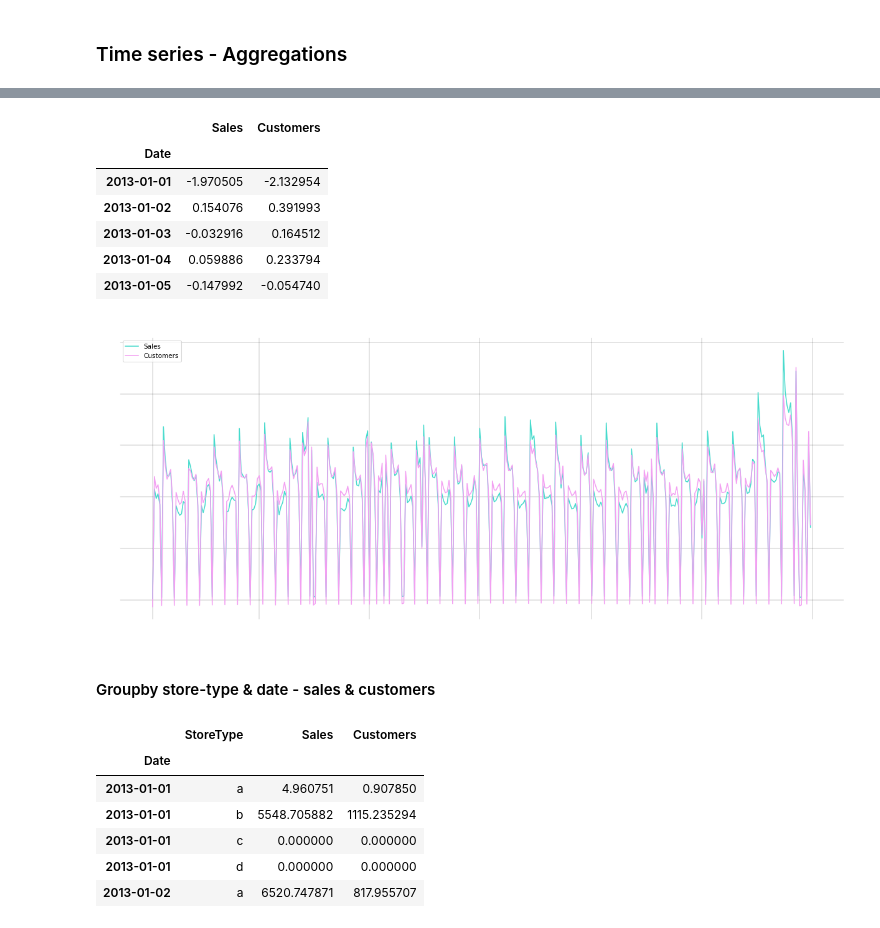
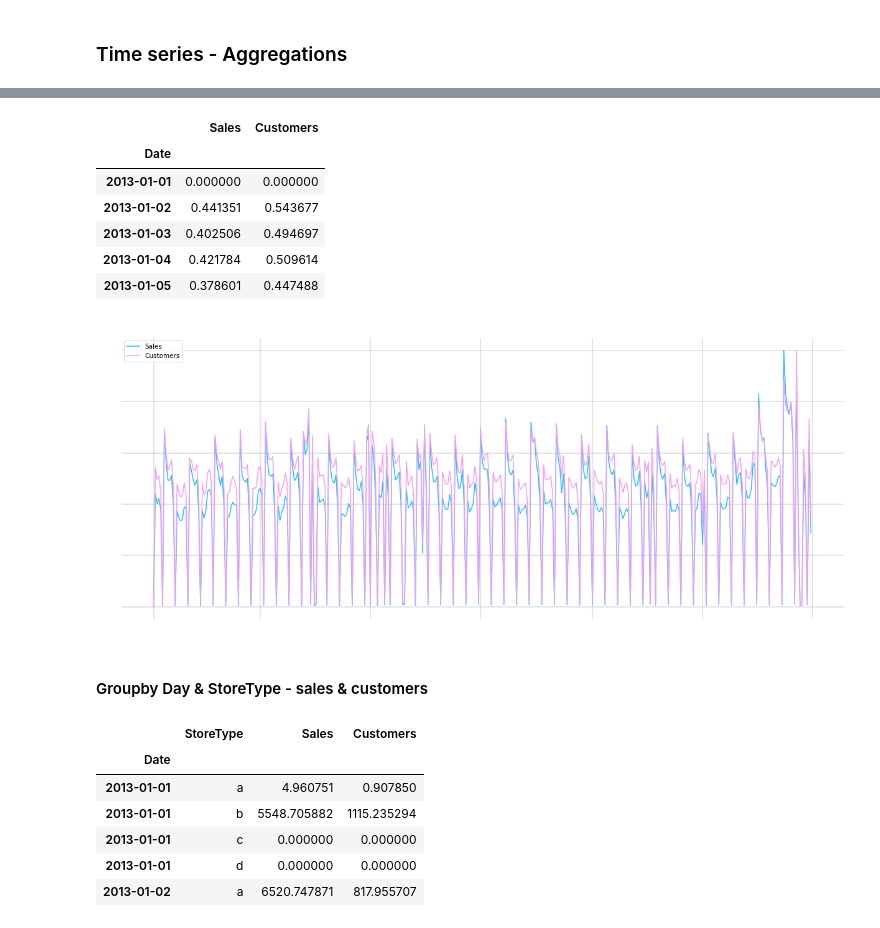
Before and after one commit to Dark2003fire/ML-Business-Case-Project, a Jupyter notebook: notebooks/Visualizations.ipynb, the cells around one changed output, grey strips where cells are left out. Cells and saved outputs as stored; diff of their text form; code cells hidden in the pictures.

```diff
--- a/notebooks/Visualizations.ipynb
+++ b/notebooks/Visualizations.ipynb
@@ -52,8 +52,8 @@ CB91_Pink = '#F3A0F2'
 CB91_Purple = '#9D2EC5'
 CB91_Violet = '#661D98'
 CB91_Amber = '#F5B14C'
-color_list = [CB91_Blue, CB91_Pink, CB91_Green, CB91_Amber,
-              CB91_Purple, CB91_Violet]
+color_list = [CB91_Blue, CB91_Pink, CB91_Amber, CB91_Purple, CB91_Green,
+              CB91_Violet]
 params = {"ytick.color" : "w",
           "xtick.color" : "w",
           'axes.labelsize' : 15,
@@ -343,26 +343,26 @@ grouped_df.head()
 # %%
-scaler = StandardScaler()
+scaler = MinMaxScaler()
 grouped_df[['Sales', 'Customers']] = scaler.fit_transform(grouped_df[['Sales', 'Customers']])
 grouped_df.head()
 # %% [output]
 |  | Sales | Customers |
 | Date |  |  |
-| 2013-01-01 | -1.970505 | -2.132954 |
-| 2013-01-02 | 0.154076 | 0.391993 |
-| 2013-01-03 | -0.032916 | 0.164512 |
-| 2013-01-04 | 0.059886 | 0.233794 |
-| 2013-01-05 | -0.147992 | -0.054740 |
+| 2013-01-01 | 0.000000 | 0.000000 |
+| 2013-01-02 | 0.441351 | 0.543677 |
+| 2013-01-03 | 0.402506 | 0.494697 |
+| 2013-01-04 | 0.421784 | 0.509614 |
+| 2013-01-05 | 0.378601 | 0.447488 |
 # %%
-plt.plot(grouped_df.index[:365], grouped_df['Sales'][:365], color = 'C2', label='Sales')
-plt.plot(grouped_df.index[:365], grouped_df['Customers'][:365], color = 'C1', label = 'Customers')
+plt.plot(grouped_df.index[:365], grouped_df['Sales'][:365], label='Sales')
+plt.plot(grouped_df.index[:365], grouped_df['Customers'][:365], label = 'Customers')
 plt.grid(True, linewidth=0.2, color='black', linestyle='-')
 plt.legend()
 plt.title('Average Sales & Average Customers over all stores')
 plt.show()
 # %% [output]
-[figure, old version]
+[figure, new version]
 # %% [markdown]
-#### Groupby store-type & date - sales & customers
+#### Groupby Day & StoreType - sales & customers
 # %%
 grouped_df_2 = combined_data.groupby(['Date', 'StoreType']).agg({'Sales' : 'mean', 'Customers' : 'mean'})
 grouped_df_2.reset_index(level=1, inplace=True)
```
Also changed, not shown: parts of 13 cells of this notebook.
